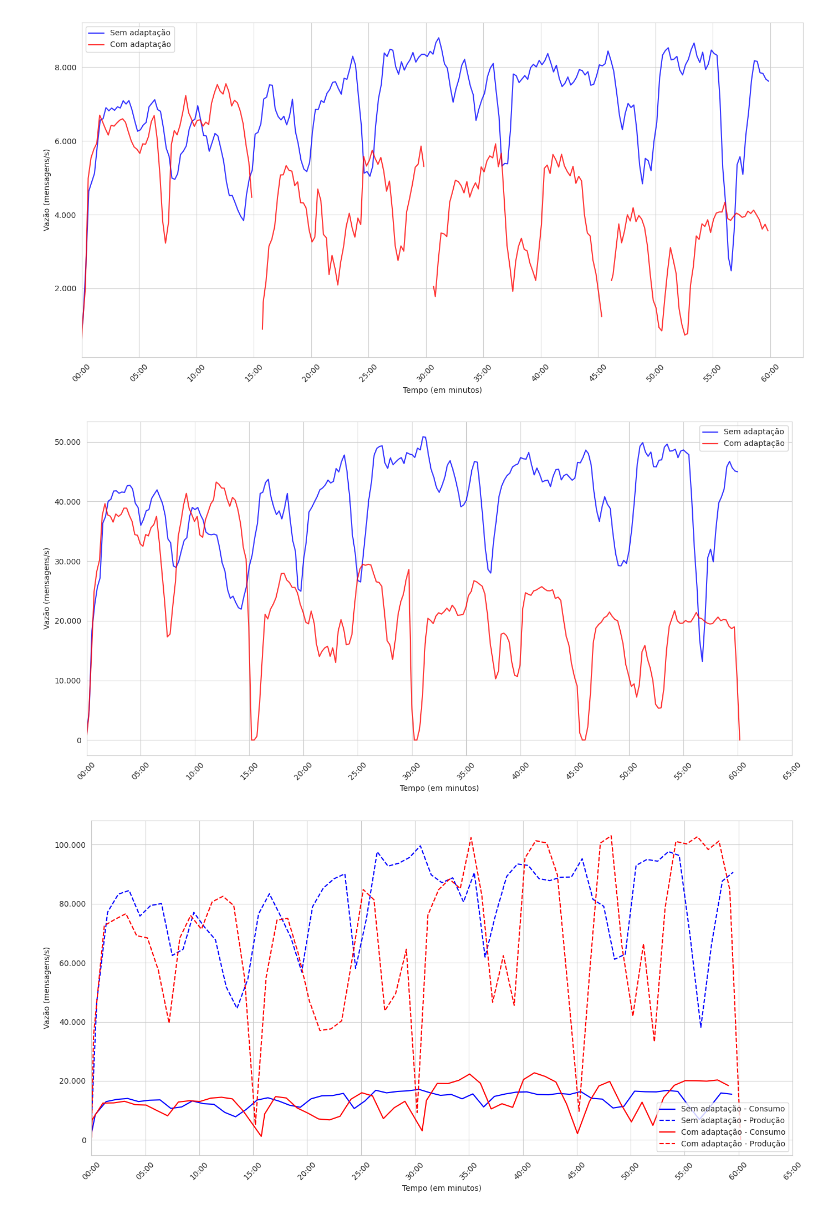
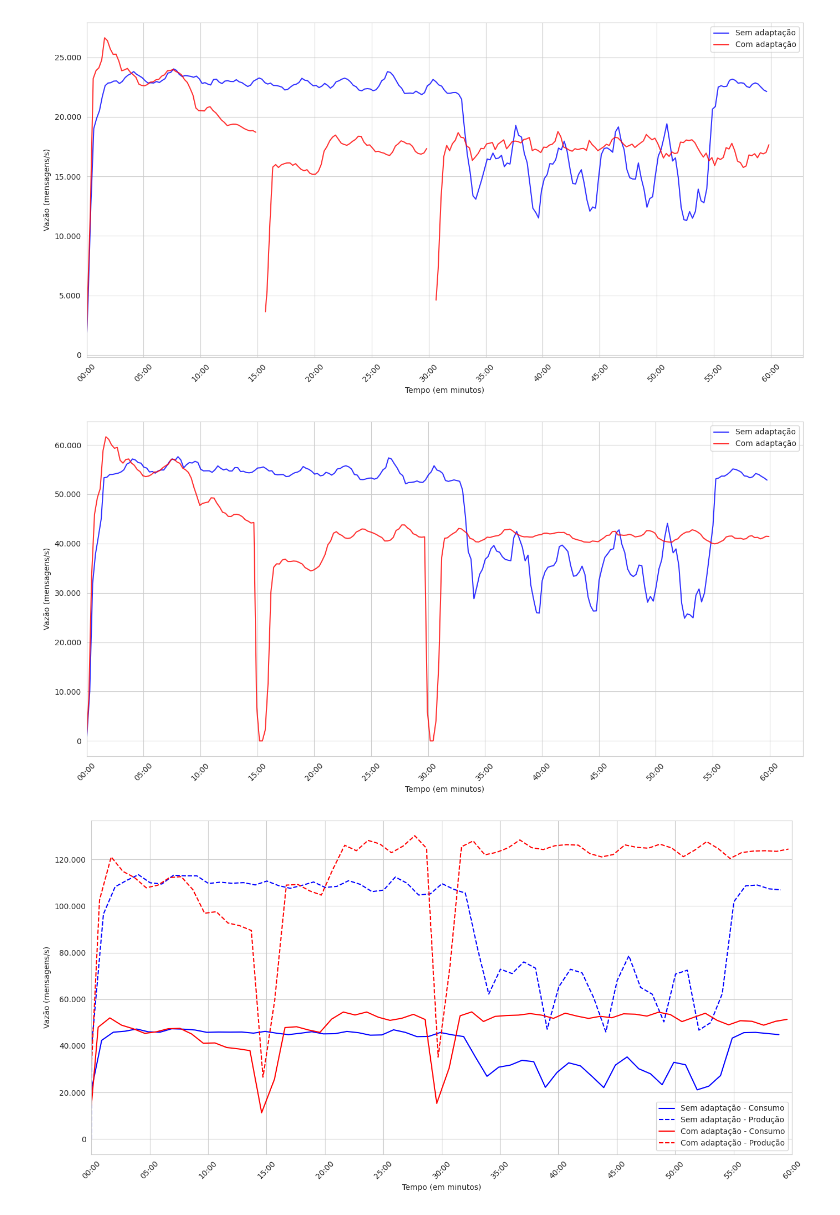
Before and after one commit to vepo/kas-framework, a Jupyter notebook: data-process.ipynb, the cells around one changed output. Drawn from its saved outputs; the diff is of its cells as text; code cells hidden in the pictures.

```diff
--- a/data-process.ipynb
+++ b/data-process.ipynb
@@ -45,6 +45,10 @@ def load_data(maestro_pattern, vanilla_pattern):
     min_timestamp_maestro = math.inf
     min_timestamp_vanilla = math.inf
 
+    # 60 minutes in milliseconds
+    MAX_DURATION_MS = 60 * 60 * 1000  # 3,600,000 ms
+
+
     for maestro_file in glob.glob(maestro_pattern):
         match = re.search(r'(\d+)(?!.*\d)', maestro_file)
         i = 0
@@ -62,6 +66,8 @@ def load_data(maestro_pattern, vanilla_pattern):
 
     for df in dfs_maestro:
         df['elapsed_milliseconds'] = df['Timestamp'] - min_timestamp_maestro
+        # Truncate data after 60 minutes
+        df = df[df['elapsed_milliseconds'] <= MAX_DURATION_MS]
 
     for vanilla_file in glob.glob(vanilla_pattern):
         match = re.search(r'(\d+)(?!.*\d)', vanilla_file)
@@ -80,6 +86,8 @@ def load_data(maestro_pattern, vanilla_pattern):
 
     for df in dfs_vanilla:
         df['elapsed_milliseconds'] = df['Timestamp'] - min_timestamp_vanilla
+        # Truncate data after 60 minutes
+        df = df[df['elapsed_milliseconds'] <= MAX_DURATION_MS]
 
     if max_groups == 0 and min_groups == 1000:
         min_groups = 0
@@ -269,3 +277,6 @@ def plot_group(data, title, x_label, y_label, img_name, memoria=False, window='1
     plt.tight_layout()
     plt.savefig(f'./imagens/{img_name}.png', bbox_inches="tight")
     plt.show()
+# %%
+# base_path = 'executions/exec-20250915-042246'
+base_path = 'scripts/docker/experiment/stats'
@@ -279,24 +307,24 @@ plot_group(data,                                "Lag médio das partições (jan
 # %%
-min_groups, max_groups, data = load_data('scripts/docker/experiment/stats/maestro/metric-records-consumed-rate-*',
-                                         'scripts/docker/experiment/stats/vanilla/metric-records-consumed-rate-*')
+min_groups, max_groups, data = load_data(base_path + '/maestro/metric-records-consumed-rate-*',
+                                         base_path + '/vanilla/metric-records-consumed-rate-*')
 
 # plot_series(data, min_groups, max_groups, False, "Vazão de consumo por thread", "Tempo (em minutos)", "Vazão (mensagens/s)", "vazao-consumo-por-thread")
 plot_group(data, 'Vazão média de consumo (janela móvel de 15 segundos)'       , "Tempo (em minutos)", "Vazão (mensagens/s)", "vazao-consumo-media")
 # %% [output]
-[figure, old version]
+[figure, new version]
 # %%
-min_groups, max_groups, data = load_data('scripts/docker/experiment/stats/maestro/metric-record-send-rate-*',
-                                         'scripts/docker/experiment/stats/vanilla/metric-record-send-rate-*')
+min_groups, max_groups, data = load_data(base_path + '/maestro/metric-record-send-rate-*',
+                                         base_path + '/vanilla/metric-record-send-rate-*')
 
 # plot_series(data, min_groups, max_groups, False, "Vazão de produção por thread", "Tempo (em minutos)", "Vazão (mensagens/s)", "vazao-producao-por-thread")
 plot_group(data, 'Vazão média de producao (janela móvel de 15 segundos)'       , "Tempo (em minutos)", "Vazão (mensagens/s)", "vazao-producao-media")
 # %% [output]
-[figure, old version]
+[figure, new version]
 # %%
-min_groups, max_groups, df_entrada = load_data('scripts/docker/experiment/stats/maestro/metric-records-consumed-rate-*',
-                                               'scripts/docker/experiment/stats/vanilla/metric-records-consumed-rate-*')
-min_groups, max_groups, df_saida   = load_data('scripts/docker/experiment/stats/maestro/metric-record-send-rate-*',
-                                               'scripts/docker/experiment/stats/vanilla/metric-record-send-rate-*')
+min_groups, max_groups, df_entrada = load_data(base_path + '/maestro/metric-records-consumed-rate-*',
+                                               base_path + '/vanilla/metric-records-consumed-rate-*')
+min_groups, max_groups, df_saida   = load_data(base_path + '/maestro/metric-record-send-rate-*',
+                                               base_path + '/vanilla/metric-record-send-rate-*')
 
 plt.figure(figsize=(14, 7))
 sns.set_style("whitegrid")
@@ -322,31 +350,31 @@ df_maestro_entrada = aggregate_data(df_entrada[df_entrada['source'] == 'maestro'
 df_vanilla_saida = aggregate_data(df_saida[df_saida['source'] == 'vanilla'])
 df_maestro_saida = aggregate_data(df_saida[df_saida['source'] == 'maestro'])
 
 ax = plt.gca()
 plt.xlim(left=0)
 
 plt.xlabel("Tempo (em minutos)")
 plt.ylabel("Vazão (mensagens/s)")
 
 # Cria marcações de 5 minutos (300,000 ms)
 max_x = max(df_vanilla_entrada['elapsed_milliseconds'].max(),
             df_maestro_entrada['elapsed_milliseconds'].max(),
             df_vanilla_saida['elapsed_milliseconds'].max(),
             df_maestro_saida['elapsed_milliseconds'].max())
 xticks = list(range(0, int(max_x) + 300000, 300000))  # Marcas a cada 5 min
 
 # Define as marcações e rótulos do eixo X
 plt.xticks(xticks, [format_seconds(x, None) for x in xticks], rotation=45)
 ax.yaxis.set_major_formatter(FuncFormatter(format_number))
 
 plt.plot(df_vanilla_entrada['elapsed_milliseconds'], df_vanilla_entrada['Value'], color='blue',  linestyle='-',  label='Sem adaptação - Consumo')
 plt.plot(df_vanilla_saida['elapsed_milliseconds'],   df_vanilla_saida['Value'],   color='blue',  linestyle='--', label='Sem adaptação - Produção')
 plt.plot(df_maestro_entrada['elapsed_milliseconds'], df_maestro_entrada['Value'], color='red', linestyle='-',  label='Com adaptação - Consumo')
 plt.plot(df_maestro_saida['elapsed_milliseconds'],   df_maestro_saida['Value'],   color='red', linestyle='--', label='Com adaptação - Produção')
 
 plt.legend(loc='lower right')
 plt.tight_layout()
 plt.savefig(f'./imagens/vazao-total.png', bbox_inches="tight")
 plt.show()
 # %% [output]
-[figure, old version]
+[figure, new version]
```
Also changed, not shown: parts of 12 cells of this notebook, 26 other files.
